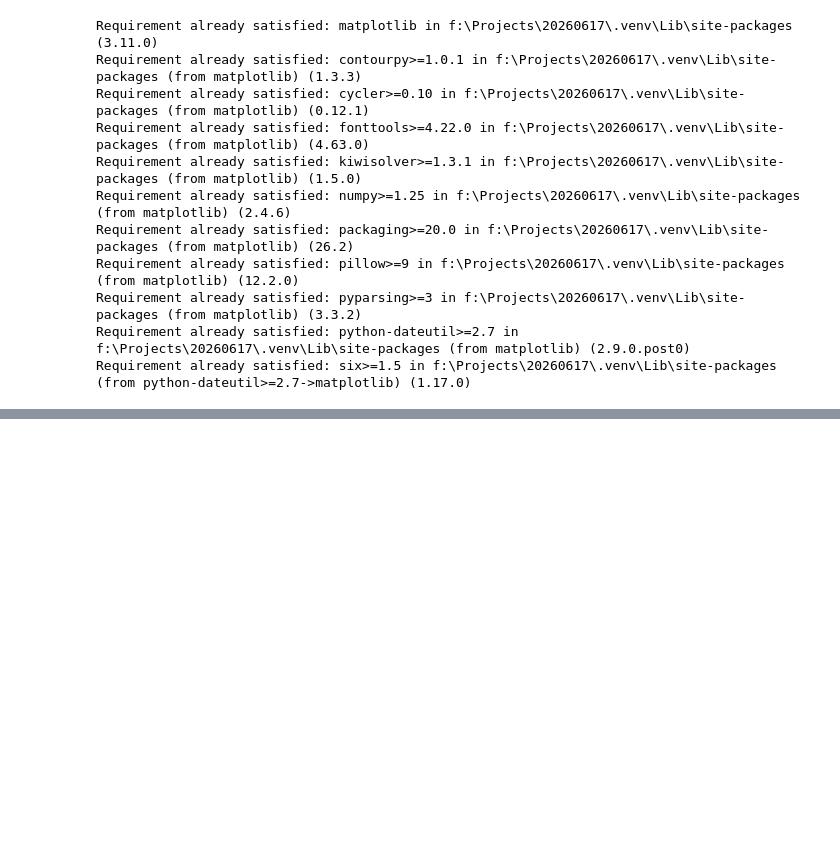
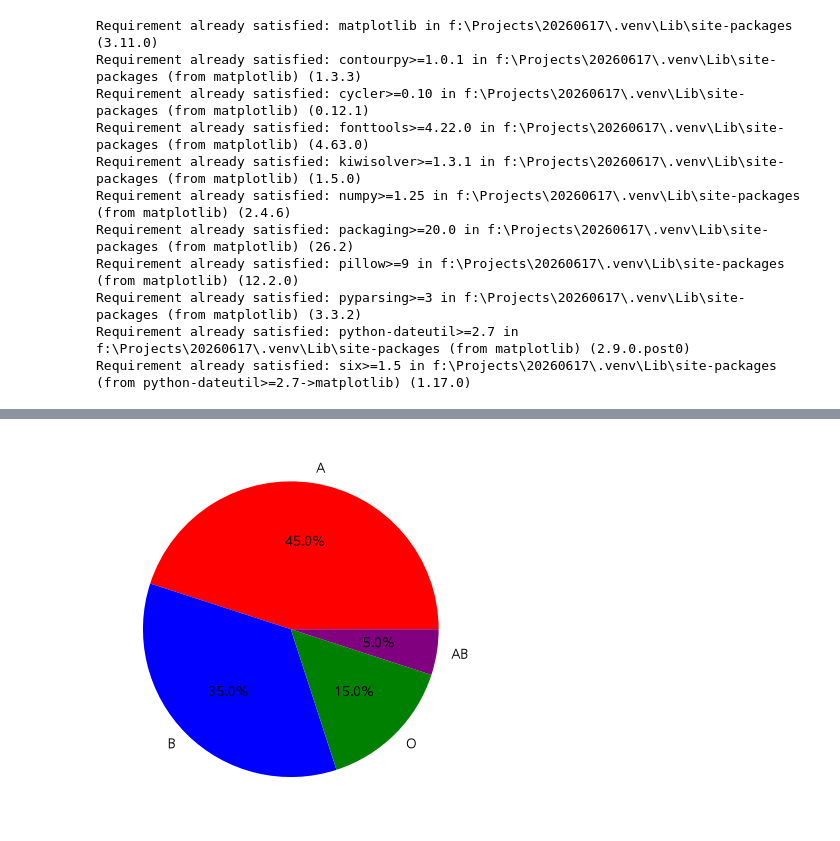
Before and after one commit to ChoongyeolKim/20260616, a Jupyter notebook: src/matplotlib-exercise.ipynb, the cells around one changed output, grey strips where cells are left out. Cells and saved outputs as stored; diff of their text form; code cells hidden in the pictures; blank space fills up the shorter version.

```diff
--- a/src/matplotlib-exercise.ipynb
+++ b/src/matplotlib-exercise.ipynb
@@ -19,0 +46,5 @@ plt.rc('axes', unicode_minus=False)
+# %%
+plt.pie(count, labels=blood_type, autopct='%.1f%%', colors=['red', 'blue', 'green', 'purple'])
+plt.show()
+# %% [output]
+[figure, added]
```
Also changed, not shown: parts of 13 cells of this notebook.
